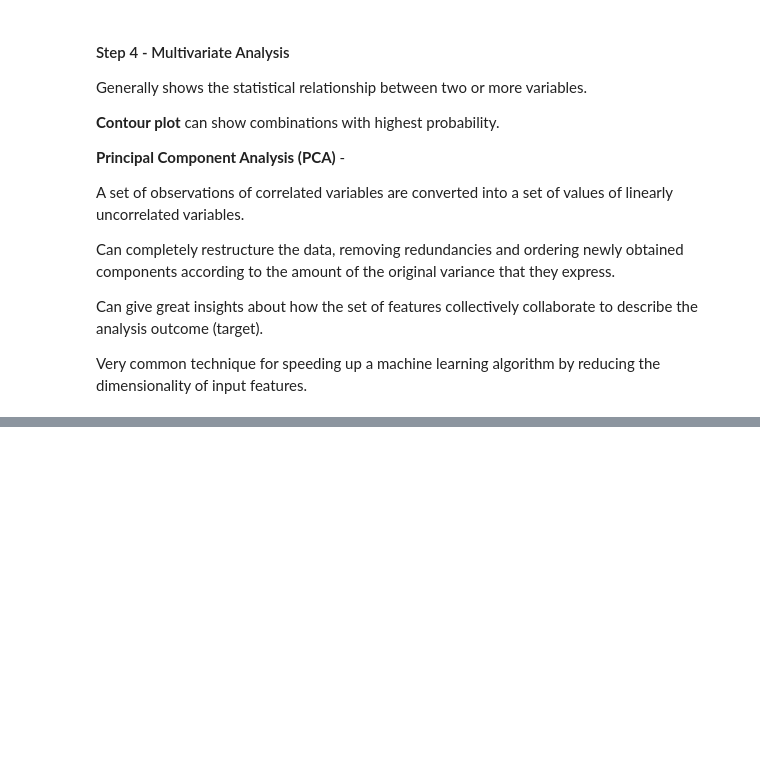
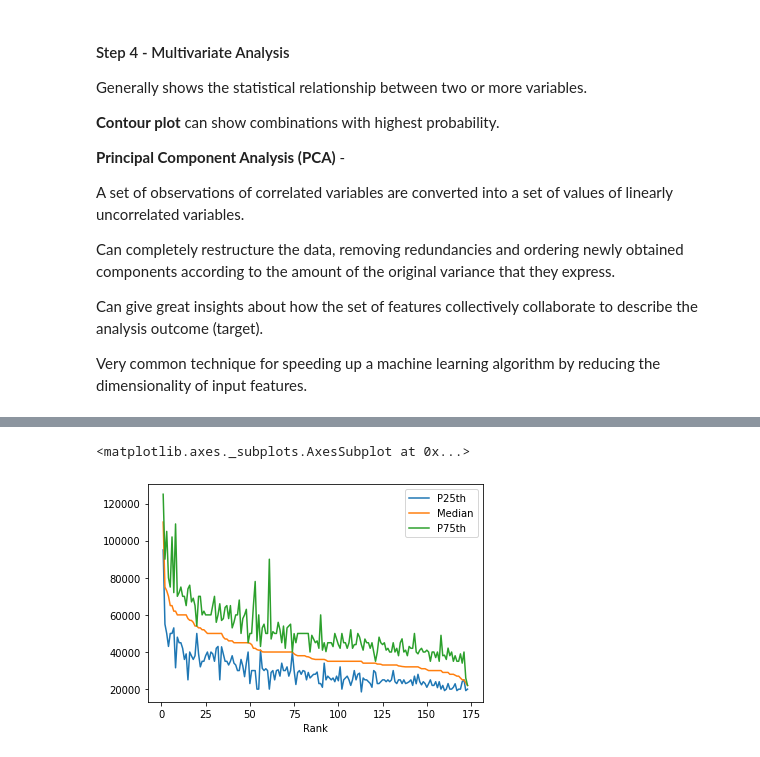
Before and after one commit to brendenwest/cis276, a Jupyter notebook: 3_data_visualization.ipynb, the cells around one changed output, grey strips where cells are left out. Cells and saved outputs as stored; diff of their text form; code cells hidden in the pictures; blank space fills up the shorter version.

```diff
--- a/3_data_visualization.ipynb
+++ b/3_data_visualization.ipynb
@@ -235,0 +249,7 @@ matplotlib can export visualizations to  common vector and raster graphics forma
+# %%
+import pandas as pd
+
+# retrieve sample data
+download_url = ("https://raw.githubusercontent.com/fivethirtyeight/data/master/college-majors/recent-grads.csv")
+df = pd.read_csv(download_url)
+df.head()
@@ -235,0 +267,6 @@ matplotlib can export visualizations to  common vector and raster graphics forma
+# %%
+# show a line graph w/ several variables on y-axis
+df.plot(x="Rank", y=["P25th", "Median", "P75th"])
+# %% [output]
+<matplotlib.axes._subplots.AxesSubplot at 0x...>
+[figure, added]
```
Also changed, not shown: parts of 11 cells of this notebook.
